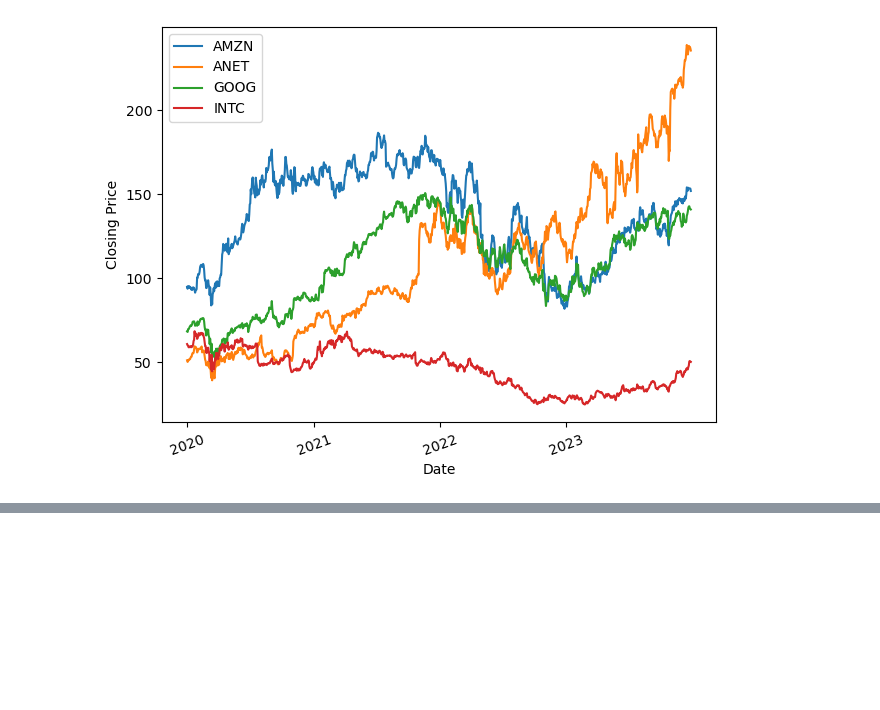
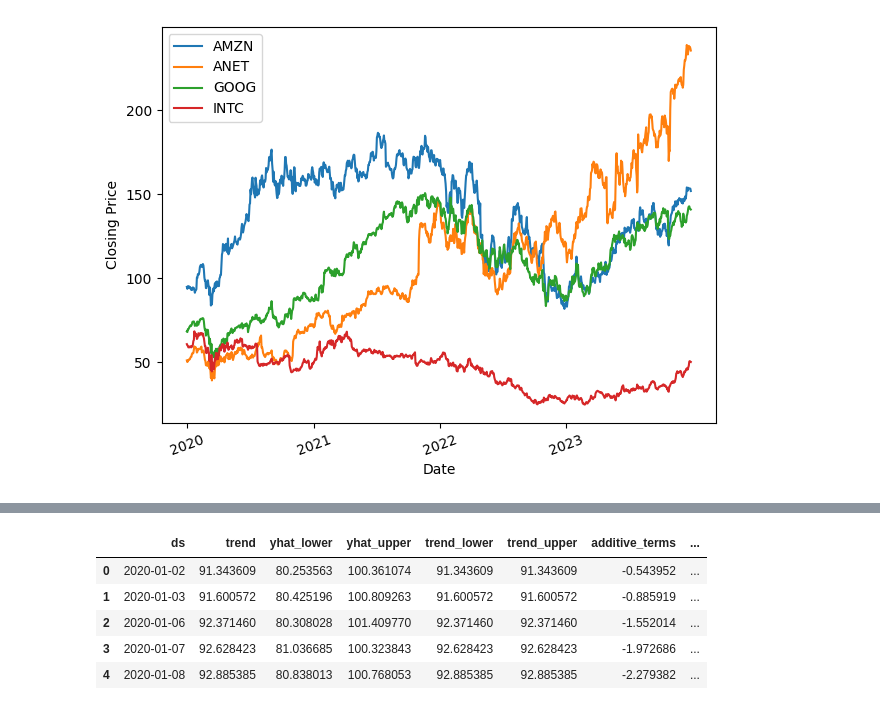
Before and after one commit to skiluvia/project1-varos-kiluvia-conley-melton, a Jupyter notebook: Project_1.ipynb, the cells around one changed output, grey strips where cells are left out. Saved outputs shown, nothing was run; the diff lists cells and outputs as text; code cells hidden in the pictures; blank space fills up the shorter version.

```diff
--- a/Project_1.ipynb
+++ b/Project_1.ipynb
@@ -95,3 +120,8 @@ plt.tight_layout()
 plt.show()
 # %% [output]
 [figure]
+# %%
+prophet_df_AMZN = amzn_data[['Date','AMZN']]
+prophet_df_AMZN = prophet_df_AMZN.rename(columns={'Date': 'ds', 'AMZN': 'y'})
+prophet_df_AMZN = prophet_df_AMZN.dropna()
+prophet_df_AMZN
@@ -97,0 +160,10 @@ plt.show()
+# %%
+forecast_trends_df = prophetModel.predict(future_trends_df)
+forecast_trends_df.head()
+# %% [output]
+|  | ds | trend | yhat_lower | yhat_upper | trend_lower | trend_upper | additive_terms | ... |
+| 0 | 2020-01-02 | 91.343609 | 80.253563 | 100.361074 | 91.343609 | 91.343609 | -0.543952 | ... |
+| 1 | 2020-01-03 | 91.600572 | 80.425196 | 100.809263 | 91.600572 | 91.600572 | -0.885919 | ... |
+| 2 | 2020-01-06 | 92.371460 | 80.308028 | 101.409770 | 92.371460 | 92.371460 | -1.552014 | ... |
+| 3 | 2020-01-07 | 92.628423 | 81.036685 | 100.323843 | 92.628423 | 92.628423 | -1.972686 | ... |
+| 4 | 2020-01-08 | 92.885385 | 80.838013 | 100.768053 | 92.885385 | 92.885385 | -2.279382 | ... |
```
Also changed, not shown: parts of 10 cells of this notebook.
